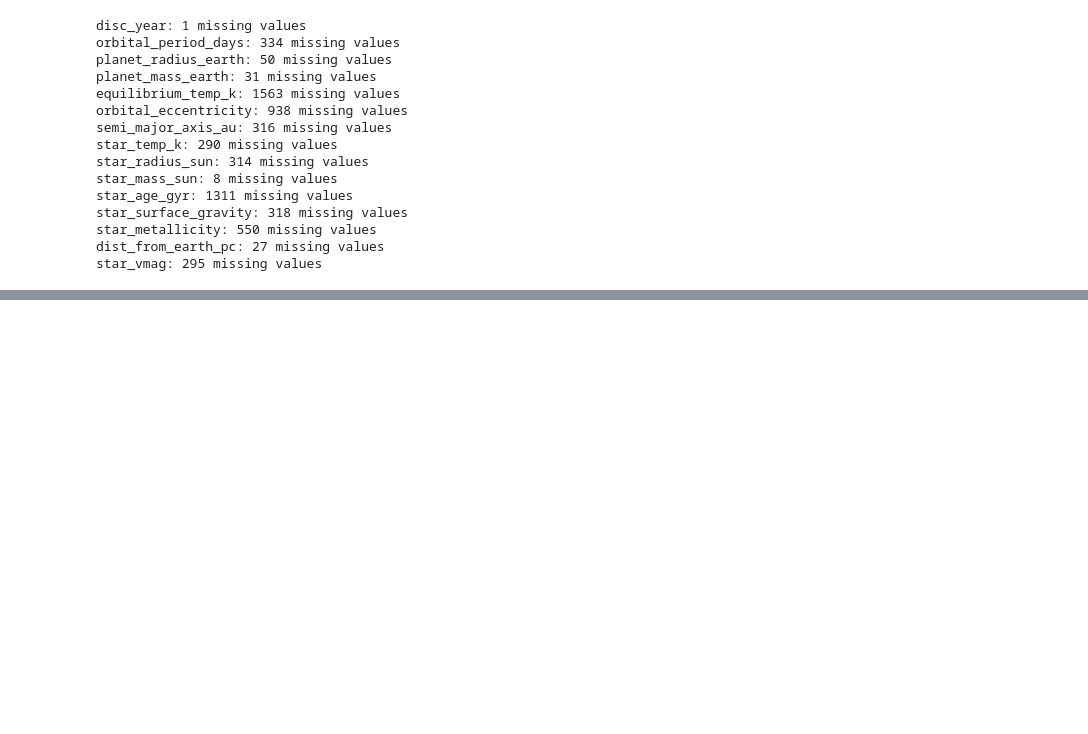
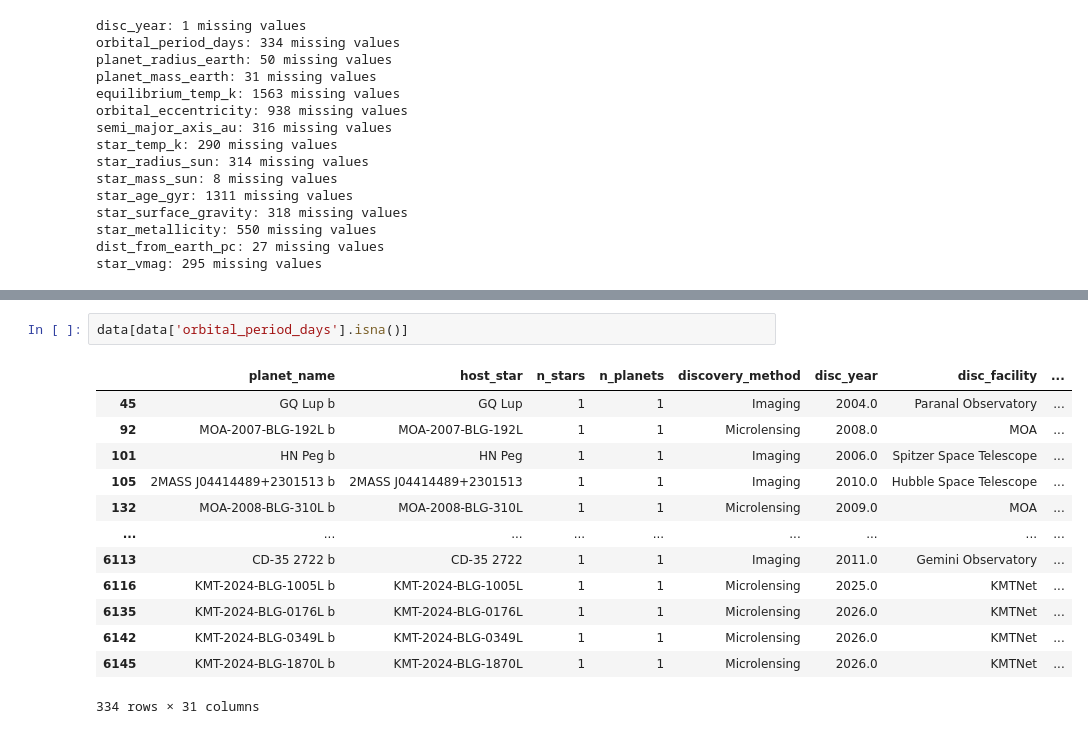
Before and after one commit to plamensve/DS_2026_FP, a Jupyter notebook: notebooks/01_overview.ipynb, the cells around one changed output, grey strips where cells are left out. Drawn from its saved outputs; the diff is of its cells as text; blank space fills up the shorter version.

```diff
--- a/notebooks/01_overview.ipynb
+++ b/notebooks/01_overview.ipynb
@@ -134,3 +246,19 @@ data[data.disc_year.isna()]
 |  | planet_name | host_star | n_stars | n_planets | discovery_method | disc_year | disc_facility | ... |
 | 5013 | TOI-5789 c | TOI-5789 | 1 | 4 | Transit | NaN | Transiting Exoplanet Survey Satel... | ... |
 1 rows × 31 columns
+# %%
+data[data['orbital_period_days'].isna()]
+# %% [output]
+|  | planet_name | host_star | n_stars | n_planets | discovery_method | disc_year | disc_facility | ... |
+| 45 | GQ Lup b | GQ Lup | 1 | 1 | Imaging | 2004.0 | Paranal Observatory | ... |
+| 92 | MOA-2007-BLG-192L b | MOA-2007-BLG-192L | 1 | 1 | Microlensing | 2008.0 | MOA | ... |
+| 101 | HN Peg b | HN Peg | 1 | 1 | Imaging | 2006.0 | Spitzer Space Telescope | ... |
+| 105 | 2MASS J04414489+2301513 b | 2MASS J04414489+2301513 | 1 | 1 | Imaging | 2010.0 | Hubble Space Telescope | ... |
+| 132 | MOA-2008-BLG-310L b | MOA-2008-BLG-310L | 1 | 1 | Microlensing | 2009.0 | MOA | ... |
+| ... | ... | ... | ... | ... | ... | ... | ... | ... |
+| 6113 | CD-35 2722 b | CD-35 2722 | 1 | 1 | Imaging | 2011.0 | Gemini Observatory | ... |
+| 6116 | KMT-2024-BLG-1005L b | KMT-2024-BLG-1005L | 1 | 1 | Microlensing | 2025.0 | KMTNet | ... |
+| 6135 | KMT-2024-BLG-0176L b | KMT-2024-BLG-0176L | 1 | 1 | Microlensing | 2026.0 | KMTNet | ... |
+| 6142 | KMT-2024-BLG-0349L b | KMT-2024-BLG-0349L | 1 | 1 | Microlensing | 2026.0 | KMTNet | ... |
+| 6145 | KMT-2024-BLG-1870L b | KMT-2024-BLG-1870L | 1 | 1 | Microlensing | 2026.0 | KMTNet | ... |
+334 rows × 31 columns
```
Also changed, not shown: parts of 23 cells of this notebook, 1 other file.
